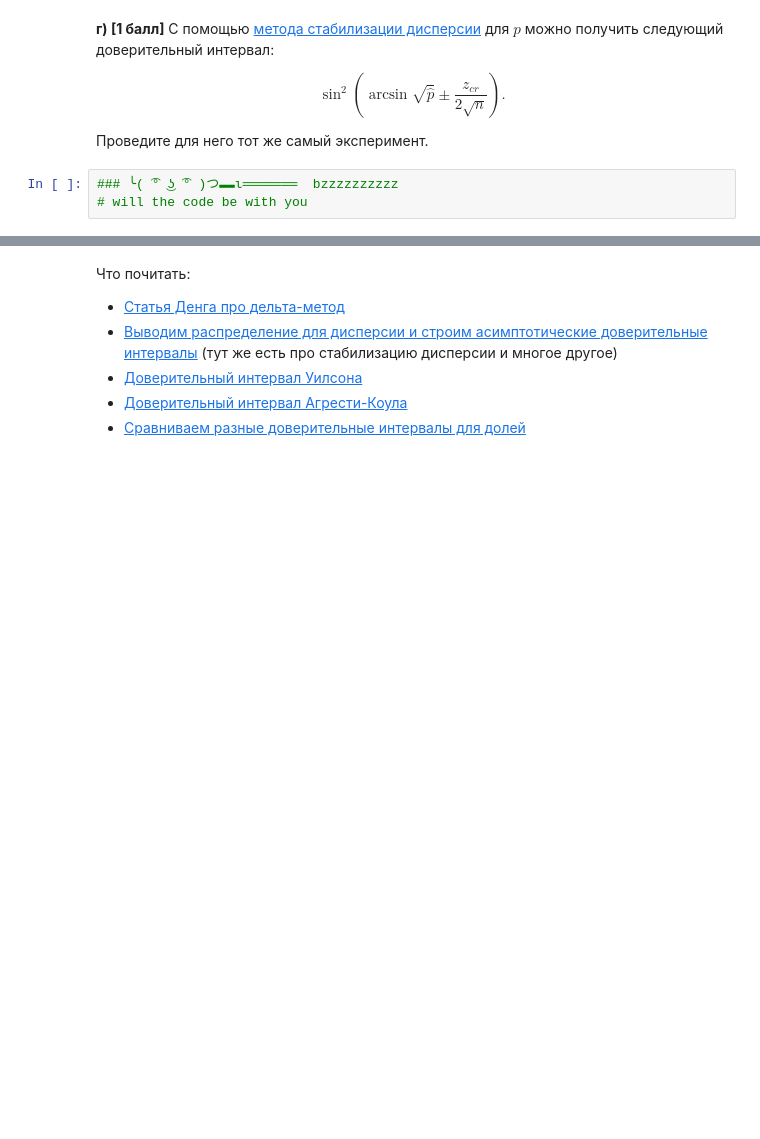
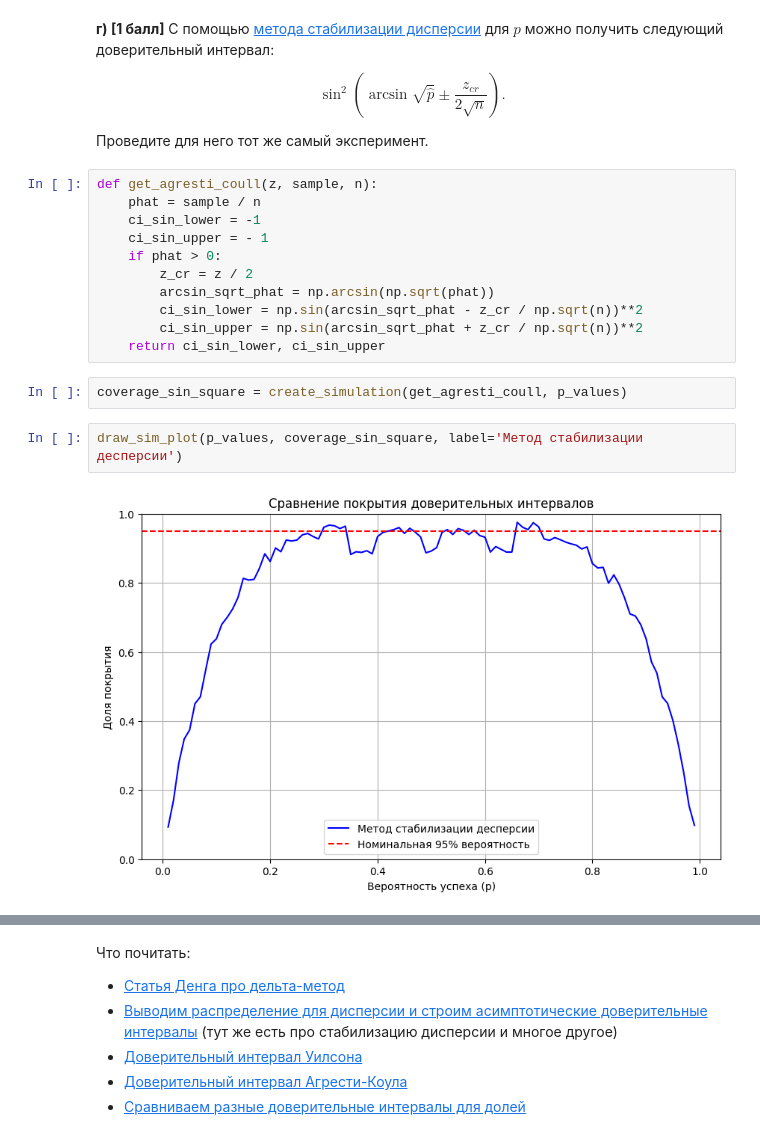
Before and after one commit to xanderkov/HSE-Math-Stat, a Jupyter notebook: hw-02/hw02-Kovel-Alexander.ipynb, the cells around one changed output, grey strips where cells are left out. Drawn from its saved outputs; the diff is of its cells as text; blank space fills up the shorter version.

```diff
--- a/hw-02/hw02-Kovel-Alexander.ipynb
+++ b/hw-02/hw02-Kovel-Alexander.ipynb
@@ -197,8 +234,22 @@ $$
 
 Проведите для него тот же самый эксперимент.
 # %%
-### ╰( ͡° ͜ʖ ͡° )つ▬▬ι═══════  bzzzzzzzzzz
-# will the code be with you
+def get_agresti_coull(z, sample, n):
+    phat = sample / n
+    ci_sin_lower = -1
+    ci_sin_upper = - 1
+    if phat > 0:
+        z_cr = z / 2
+        arcsin_sqrt_phat = np.arcsin(np.sqrt(phat))
+        ci_sin_lower = np.sin(arcsin_sqrt_phat - z_cr / np.sqrt(n))**2
+        ci_sin_upper = np.sin(arcsin_sqrt_phat + z_cr / np.sqrt(n))**2
+    return ci_sin_lower, ci_sin_upper
+# %%
+coverage_sin_square = create_simulation(get_agresti_coull, p_values)
+# %%
+draw_sim_plot(p_values, coverage_sin_square, label='Метод стабилизации десперсии')
+# %% [output]
+[figure, added]
 # %% [markdown]
 __д) [2 балла]__ Дайте развёрнутый ответ на следующие вопросы.
 
```
Also changed, not shown: parts of 16 cells of this notebook, 1 other file.
